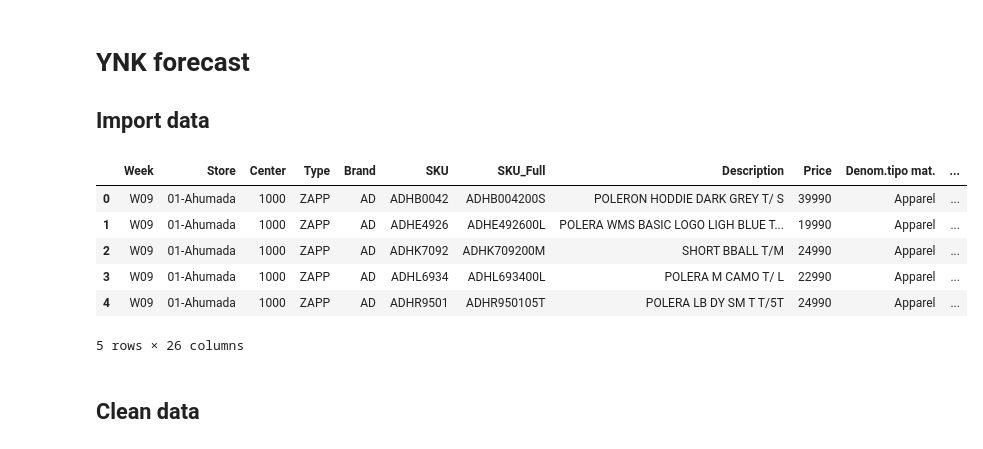
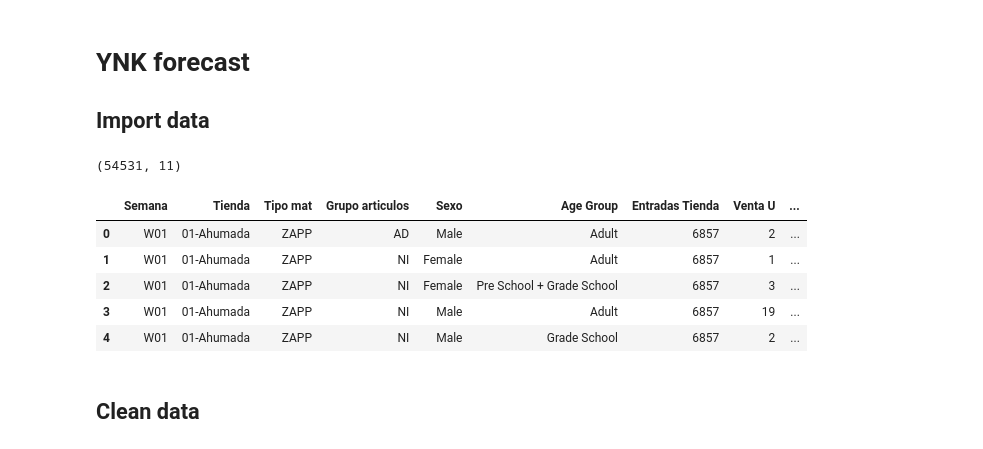
Before and after one commit to sagebhardt/forecast-AI-ynk, a Jupyter notebook: ML_forecast_YNK.ipynb, the cells around one changed output. Cells and saved outputs as stored; diff of their text form; code cells hidden in the pictures.

```diff
--- a/ML_forecast_YNK.ipynb
+++ b/ML_forecast_YNK.ipynb
@@ -5,19 +24,24 @@
 # %%
 # Import data in csv from github
 
-import pandas as pd
+# Import data from github
+url = 'https://raw.githubusercontent.com/sagebhardt/forecast-AI-ynk/main/Base%20Analisis%20-%20Prueba%2001.1%20Forecasting%20en%20Belsport%20(Venta%20y%20Stock%20por%20marca%20y%20catergoria).csv'
+df = pd.read_csv(url, sep=';')
 
-# Import data from github
-url = 'https://raw.githubusercontent.com/sagebhardt/forecast-AI-ynk/main/Data_Cleaned.csv'
-df = pd.read_csv(url)
+# Remove '$' from column names
+df.columns = df.columns.str.replace('$', '')
+
+#print df size
+print(df.shape)
+
 df.head()
 # %% [output]
+(54531, 11)
-|  | Week | Store | Center | Type | Brand | SKU | SKU_Full | Description | Price | Denom.tipo mat. | ... |
-| 0 | W09 | 01-Ahumada | 1000 | ZAPP | AD | ADHB0042 | ADHB004200S | POLERON HODDIE DARK GREY T/ S | 39990 | Apparel | ... |
-| 1 | W09 | 01-Ahumada | 1000 | ZAPP | AD | ADHE4926 | ADHE492600L | POLERA WMS BASIC LOGO LIGH BLUE T... | 19990 | Apparel | ... |
-| 2 | W09 | 01-Ahumada | 1000 | ZAPP | AD | ADHK7092 | ADHK709200M | SHORT BBALL T/M | 24990 | Apparel | ... |
-| 3 | W09 | 01-Ahumada | 1000 | ZAPP | AD | ADHL6934 | ADHL693400L | POLERA M CAMO T/ L | 22990 | Apparel | ... |
-| 4 | W09 | 01-Ahumada | 1000 | ZAPP | AD | ADHR9501 | ADHR950105T | POLERA LB DY SM T T/5T | 24990 | Apparel | ... |
+|  | Semana | Tienda | Tipo mat | Grupo articulos | Sexo | Age Group | Entradas Tienda | Venta U | ... |
+| 0 | W01 | 01-Ahumada | ZAPP | AD | Male | Adult | 6857 | 2 | ... |
+| 1 | W01 | 01-Ahumada | ZAPP | NI | Female | Adult | 6857 | 1 | ... |
+| 2 | W01 | 01-Ahumada | ZAPP | NI | Female | Pre School + Grade School | 6857 | 3 | ... |
+| 3 | W01 | 01-Ahumada | ZAPP | NI | Male | Adult | 6857 | 19 | ... |
+| 4 | W01 | 01-Ahumada | ZAPP | NI | Male | Grade School | 6857 | 2 | ... |
-5 rows × 26 columns
 # %% [markdown]
 ## Clean data
```
Also changed, not shown: parts of 17 cells of this notebook.
